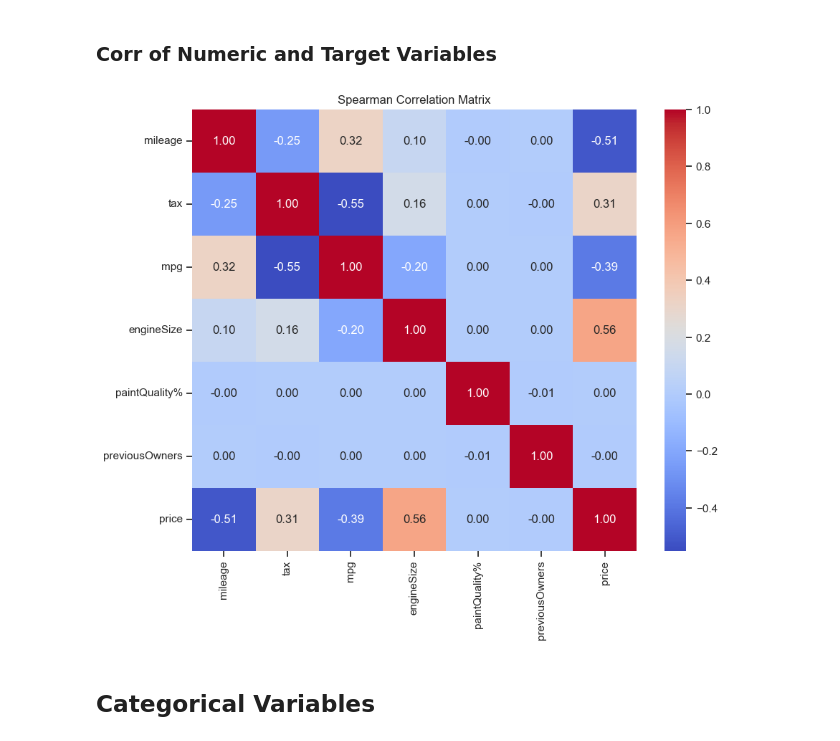
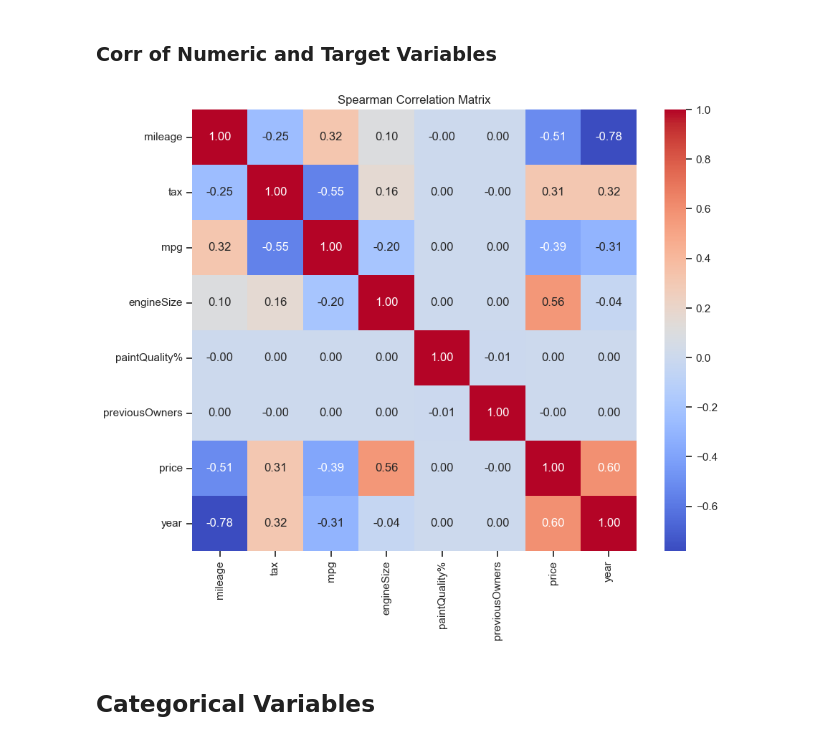
Before and after one commit to Filipesteves974/Machine-Learning-project, a Jupyter notebook: preprocessingmiguel.ipynb, the cells around one changed output. Cells and saved outputs as stored; diff of their text form; code cells hidden in the pictures.

```diff
--- a/preprocessingmiguel.ipynb
+++ b/preprocessingmiguel.ipynb
@@ -221,13 +225,13 @@ Através da Análise de todos os Boxplots e Histogramas acima conseguimos deteta
 # %% [markdown]
 ### Corr of Numeric and Target Variables
 # %%
-corr = df_train[metric_features + ["price"]].corr(method='spearman')
+corr = df_train[metric_features + ["price", "year"]].corr(method='spearman')
 plt.figure(figsize=(10, 8))
 sns.heatmap(corr, annot=True, cmap='coolwarm', fmt=".2f")
 plt.title("Spearman Correlation Matrix")
 plt.show()
 # %% [output]
-[figure, old version]
+[figure, new version]
 # %% [markdown]
 ## Categorical Variables
 # %%
```
Also changed, not shown: parts of 10 cells of this notebook.
